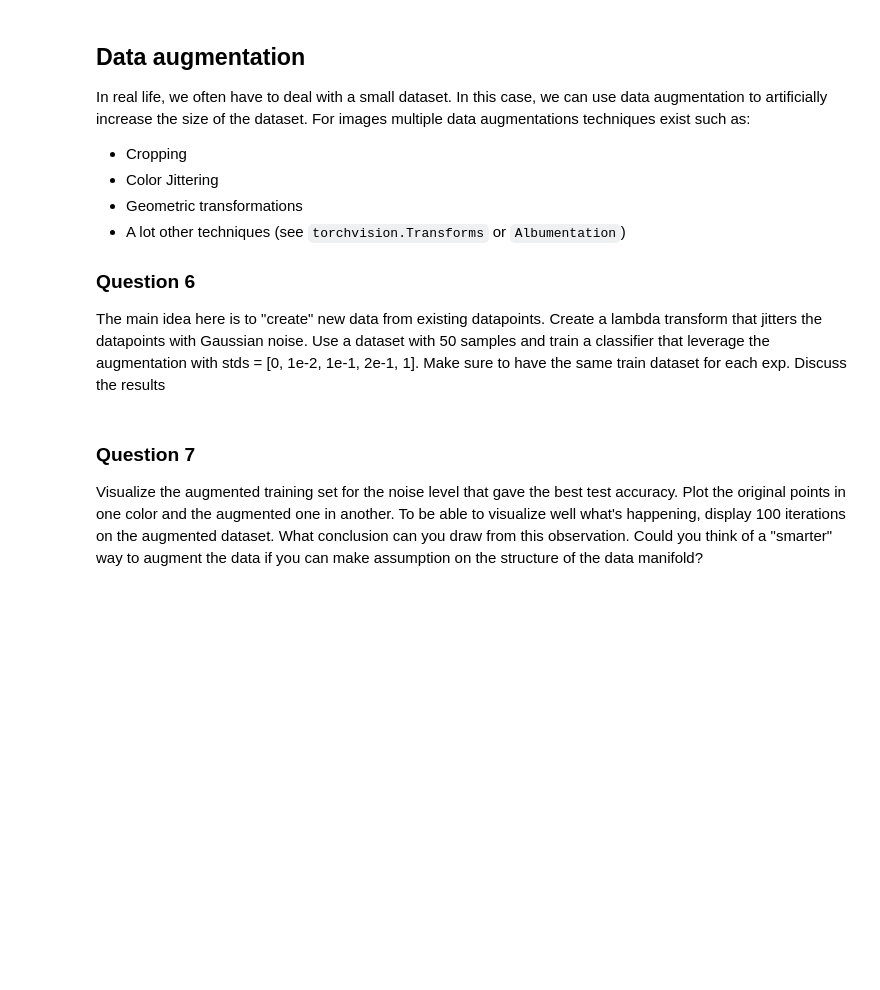
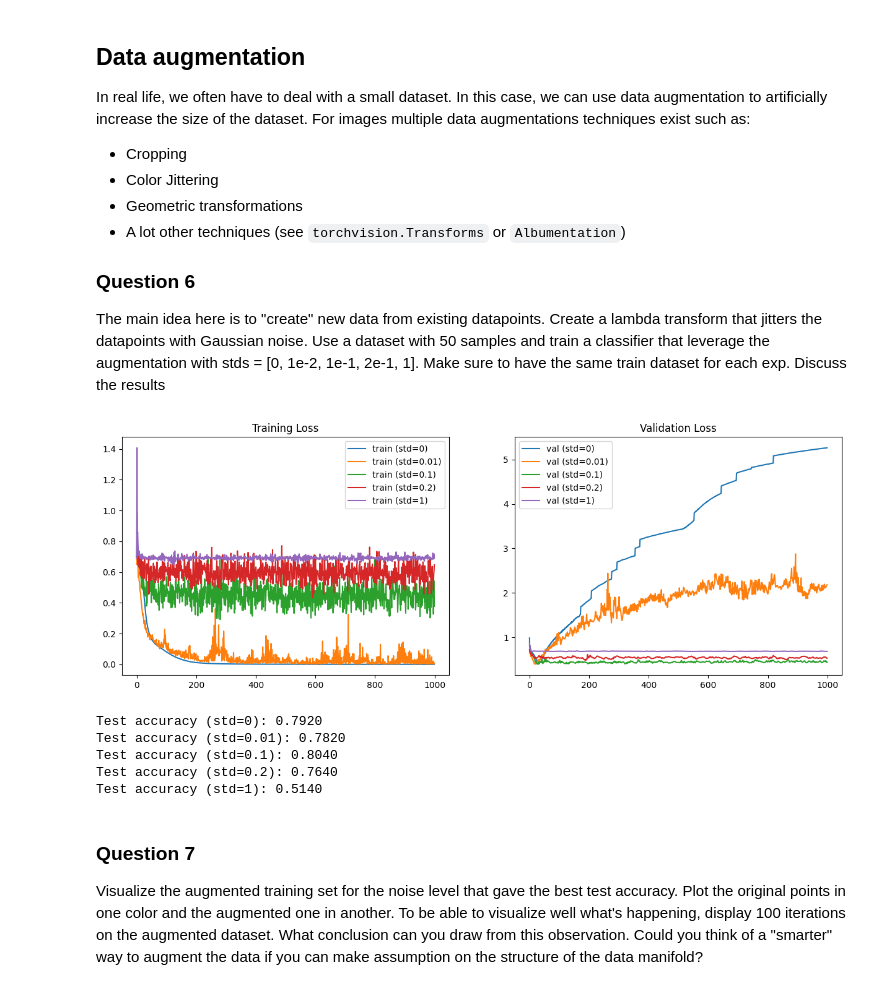
Before and after one commit to shashuat/compvision, a Jupyter notebook: lab1.ipynb, the cells around one changed output. Cells and saved outputs as stored; diff of their text form; code cells hidden in the pictures; blank space fills up the shorter version.

```diff
--- a/lab1.ipynb
+++ b/lab1.ipynb
@@ -768,6 +1159,69 @@ The main idea here is to "create" new data from existing datapoints.
 Create a lambda transform that jitters the datapoints with Gaussian noise.
 Use a dataset with 50 samples and train a classifier that leverage the augmentation with stds = [0, 1e-2, 1e-1, 2e-1, 1]. Make sure to have the same train dataset for each exp.
 Discuss the results
+# %%
+class RandomNoiseTransform:
+    def __init__(self, std=0.001):
+        self.std = std
+
+    def __call__(self, x):
+        return x + torch.randn_like(x) * self.std
+
+base_train_dataset = CircleDataset(50, std=0.1, seed=42)
+noise_levels = [0, 1e-2, 1e-1, 2e-1, 1]
+num_noise_levels = len(noise_levels)
+train_losses = {}
+val_losses = {}
+train_accs = {}
+val_accs = {}
+test_accs = {}
+# Training loop for each noise level
+for std in noise_levels:
+    transform = RandomNoiseTransform(std=std) if std > 0 else None
+    train_dataset = CircleDataset(50, std=0.1, seed=42, transform=transform)
+    train_loader = torch.utils.data.DataLoader(train_dataset, batch_size=64, shuffle=True)
+
+    # Train model
+    train_loss, train_acc, val_loss, val_acc, test_acc = train(
+        train_loader, circle_val_loader, circle_test_loader, device, epochs=1000
+    )
+
+    # Store results
+    train_losses[std] = train_loss
+    val_losses[std] = val_loss
+    train_accs[std] = train_acc
+    val_accs[std] = val_acc
+    test_accs[std] = test_acc
+
+
+
+# Plot results
+plt.figure(figsize=(15, 5))
+
+plt.subplot(1, 2, 1)
+for std in noise_levels:
+    plt.plot(train_losses[std], label=f'train (std={std})')
+plt.title('Training Loss')
+plt.legend()
+
+plt.subplot(1, 2, 2)
+for std in noise_levels:
+    plt.plot(val_losses[std], label=f'val (std={std})')
+plt.title('Validation Loss')
+plt.legend()
+
+plt.show()
+
+# Print test accuracies
+for std in noise_levels:
+    print(f"Test accuracy (std={std}): {test_accs[std]:.4f}")
+# %% [output]
+[figure, added]
+Test accuracy (std=0): 0.7920
+Test accuracy (std=0.01): 0.7820
+Test accuracy (std=0.1): 0.8040
+Test accuracy (std=0.2): 0.7640
+Test accuracy (std=1): 0.5140
 # %%
 class RandomNoiseTransform(object):
     def __init__(self, std=0.001):
```
Also changed, not shown: parts of 35 cells of this notebook, 2 other files.
